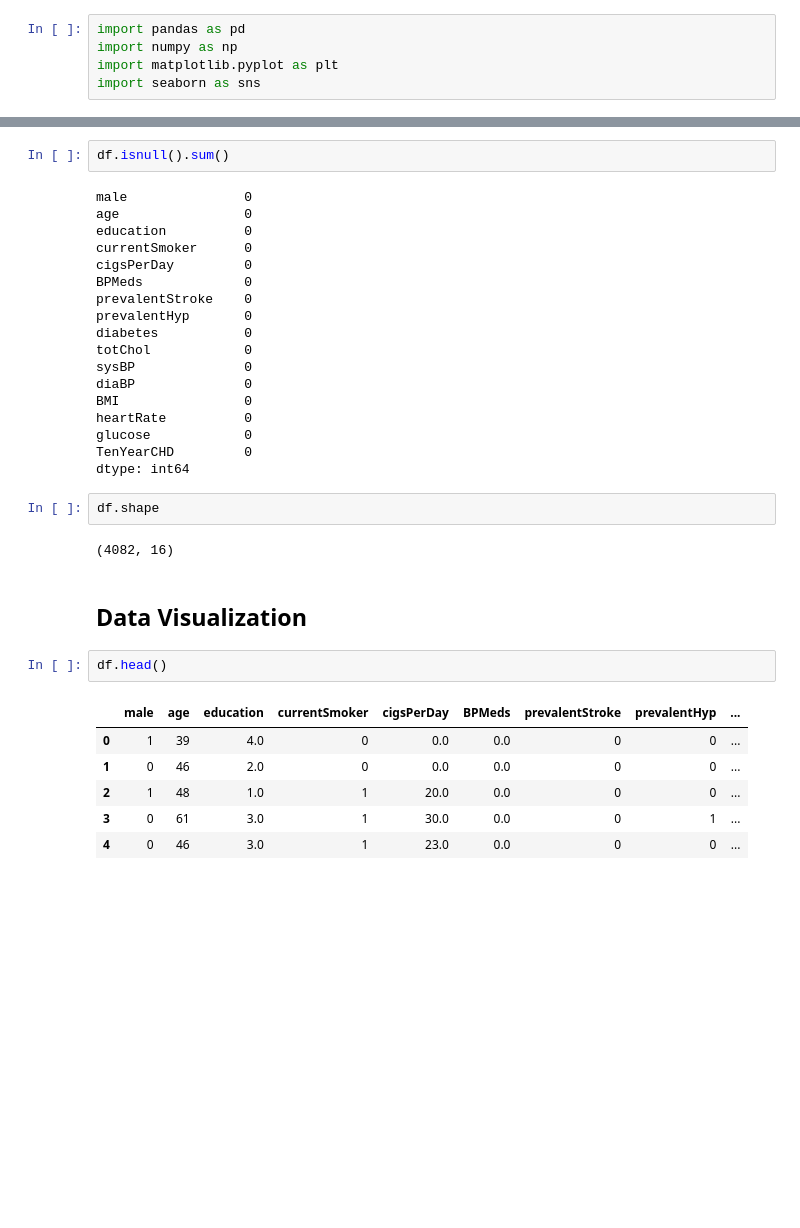
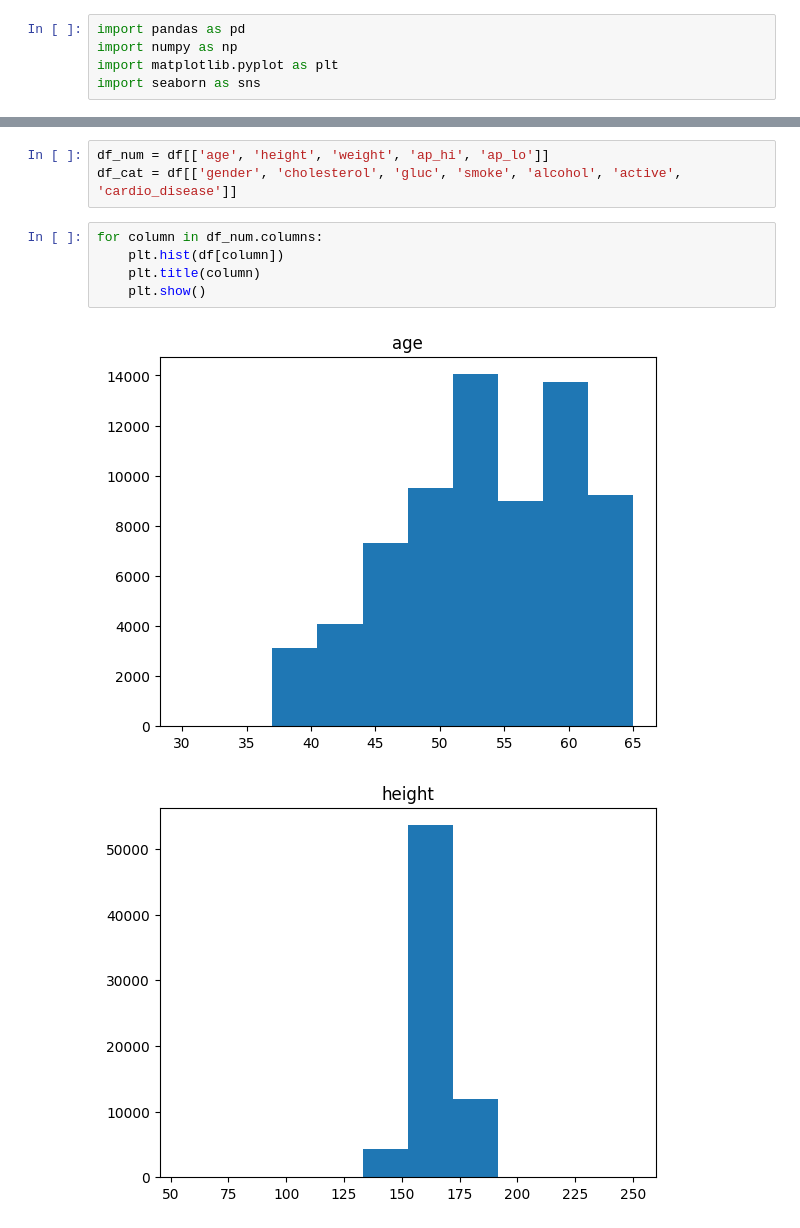
Before and after one commit to andreuolaortua/Machine-Learning, a Jupyter notebook: Project 17 - Cardiovascular Disease Prediction/Cardiovascular_disease_prediction.ipynb, the cells around one changed output, grey strips where cells are left out. Cells and saved outputs as stored; diff of their text form; blank space fills up the shorter version.

```diff
--- a/Project 17 - Cardiovascular Disease Prediction/Cardiovascular_disease_prediction.ipynb
+++ b/Project 17 - Cardiovascular Disease Prediction/Cardiovascular_disease_prediction.ipynb
@@ -109,35 +123,11 @@ df.head()
-# %%
-df.isnull().sum()
-# %% [output]
-male               0
-age                0
-education          0
-currentSmoker      0
-cigsPerDay         0
-BPMeds             0
-prevalentStroke    0
-prevalentHyp       0
-diabetes           0
-totChol            0
-sysBP              0
-diaBP              0
-BMI                0
-heartRate          0
-glucose            0
-TenYearCHD         0
-dtype: int64
-# %%
-df.shape
-# %% [output]
-(4082, 16)
-# %% [markdown]
-## Data Visualization
-# %%
-df.head()
-# %% [output]
-|  | male | age | education | currentSmoker | cigsPerDay | BPMeds | prevalentStroke | prevalentHyp | ... |
-| 0 | 1 | 39 | 4.0 | 0 | 0.0 | 0.0 | 0 | 0 | ... |
-| 1 | 0 | 46 | 2.0 | 0 | 0.0 | 0.0 | 0 | 0 | ... |
-| 2 | 1 | 48 | 1.0 | 1 | 20.0 | 0.0 | 0 | 0 | ... |
-| 3 | 0 | 61 | 3.0 | 1 | 30.0 | 0.0 | 0 | 1 | ... |
-| 4 | 0 | 46 | 3.0 | 1 | 23.0 | 0.0 | 0 | 0 | ... |
+# %%
+df_num = df[['age', 'height', 'weight', 'ap_hi', 'ap_lo']]
+df_cat = df[['gender', 'cholesterol', 'gluc', 'smoke', 'alcohol', 'active', 'cardio_disease']]
+# %%
+for column in df_num.columns:
+    plt.hist(df[column])
+    plt.title(column)
+    plt.show()
+# %% [output]
+[figure, added]
+[figure, added]
```
Also changed, not shown: parts of 14 cells of this notebook.
